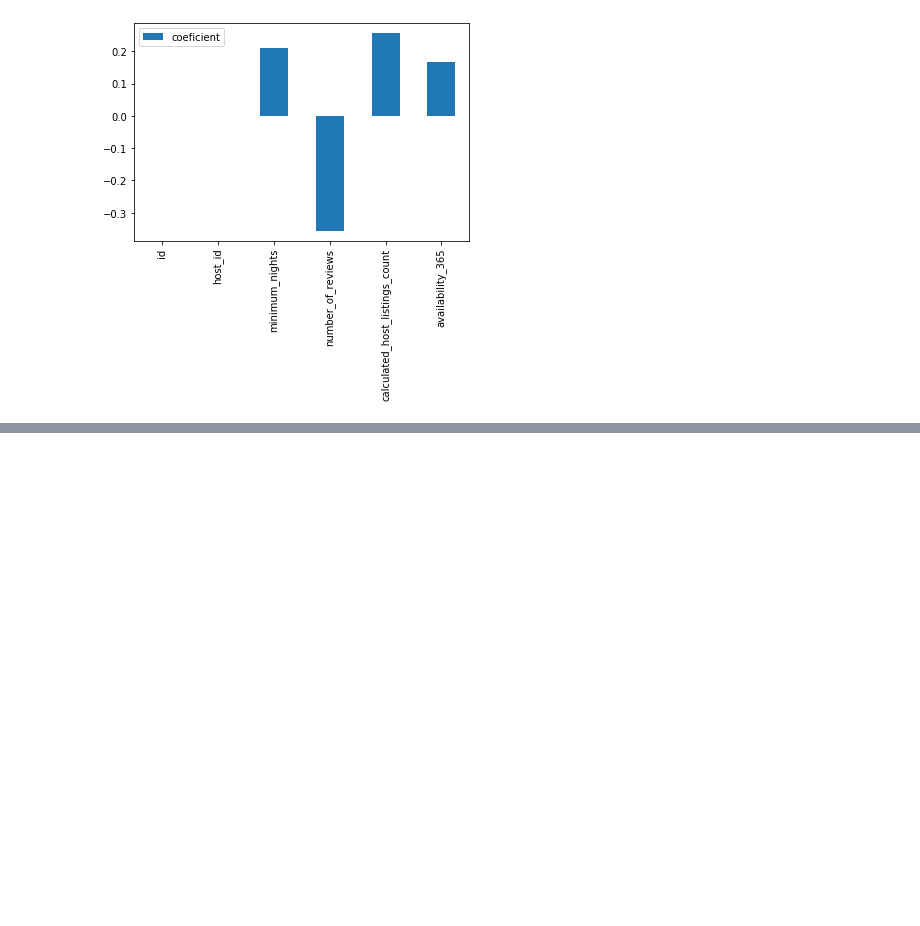
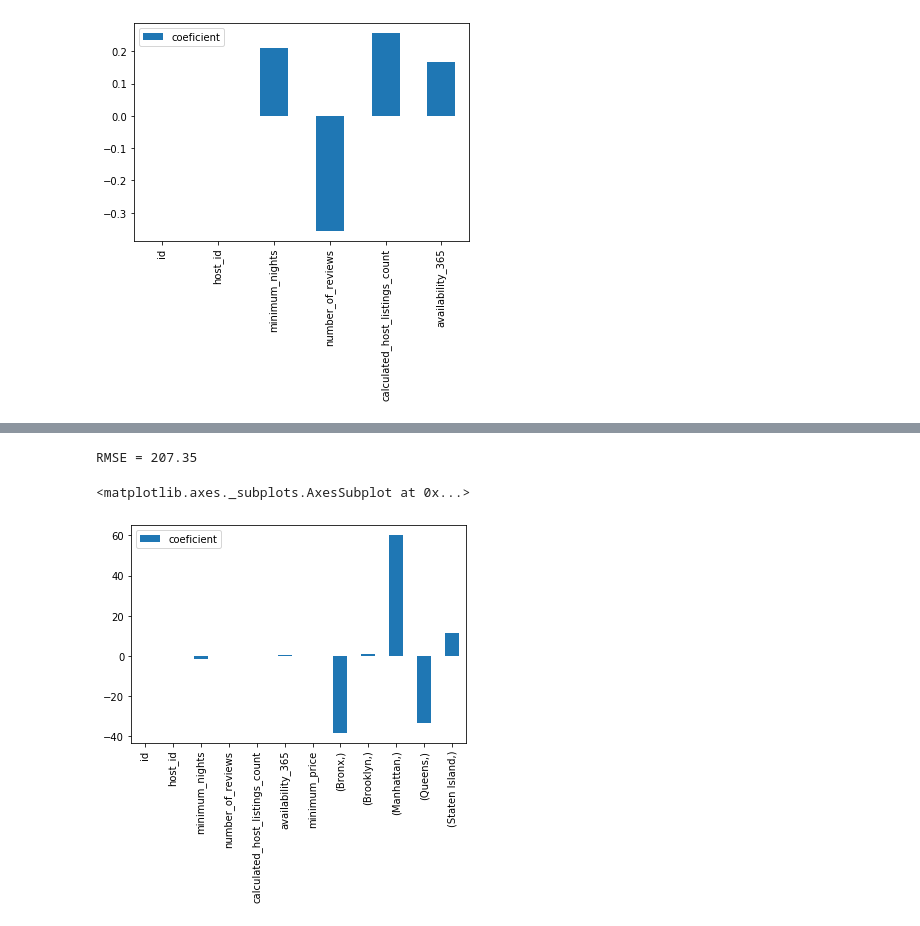
Before and after one commit to stanaityted/Airbnb, a Jupyter notebook: Airbnb data EDA.ipynb, the cells around one changed output, grey strips where cells are left out. Drawn from its saved outputs; the diff is of its cells as text; code cells hidden in the pictures; blank space fills up the shorter version.

```diff
--- a/Airbnb data EDA.ipynb
+++ b/Airbnb data EDA.ipynb
@@ -250,4 +222,0 @@ from collections import Counter
-# %%
-%matplotlib inline
-rcParams['figure.figsize'] = 5, 4
-sb.set_style('whitegrid')
@@ -253,0 +235,6 @@ sb.set_style('whitegrid')
+# %%
+from sklearn.preprocessing import OneHotEncoder
+
+cat_encoder = OneHotEncoder()
+data_cat = data[["neighbourhood_group"]]
+data_cat_1hot = cat_encoder.fit_transform(data_cat)
@@ -253,0 +251,3 @@ sb.set_style('whitegrid')
+# %%
+data = pd.concat([data, pd.DataFrame(data_cat_1hot.toarray(),
+                                    columns=cat_encoder.categories_)], axis =1)
@@ -253,0 +270,18 @@ sb.set_style('whitegrid')
+# %%
+lr = LinearRegression()
+lr.fit(data[mask].drop(['price', 'neighbourhood_group', 'neighbourhood',
+                       'room_type'], axis=1),
+       data[mask]['price'])
+pred = lr.predict(data[~mask].drop(['price', 'neighbourhood_group', 'neighbourhood',
+                       'room_type'], axis=1))
+print('RMSE = {0:.02f}'.format(np.sqrt(np.mean((pred - data[~mask]['price'])**2))))
+# %% [output]
+RMSE = 207.35
+# %%
+pd.DataFrame(lr.coef_, columns=['coeficient'],
+    index=data[mask].drop(['price', 'neighbourhood_group', 'neighbourhood',
+                       'room_type'], axis=1).columns,
+             ).plot(kind='bar')
+# %% [output]
+<matplotlib.axes._subplots.AxesSubplot at 0x...>
+[figure, added]
```
Also changed, not shown: parts of 27 cells of this notebook.
